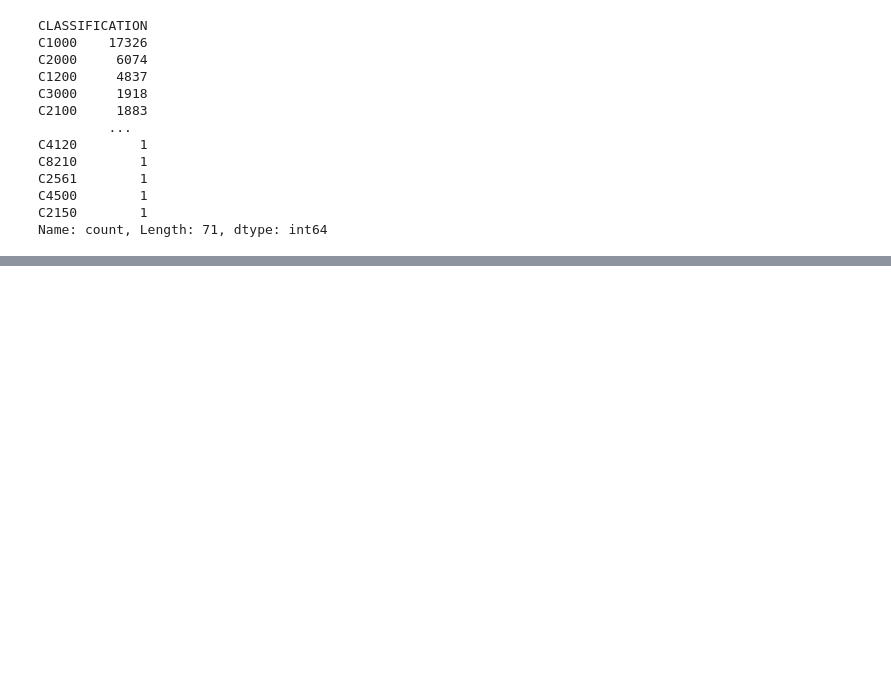
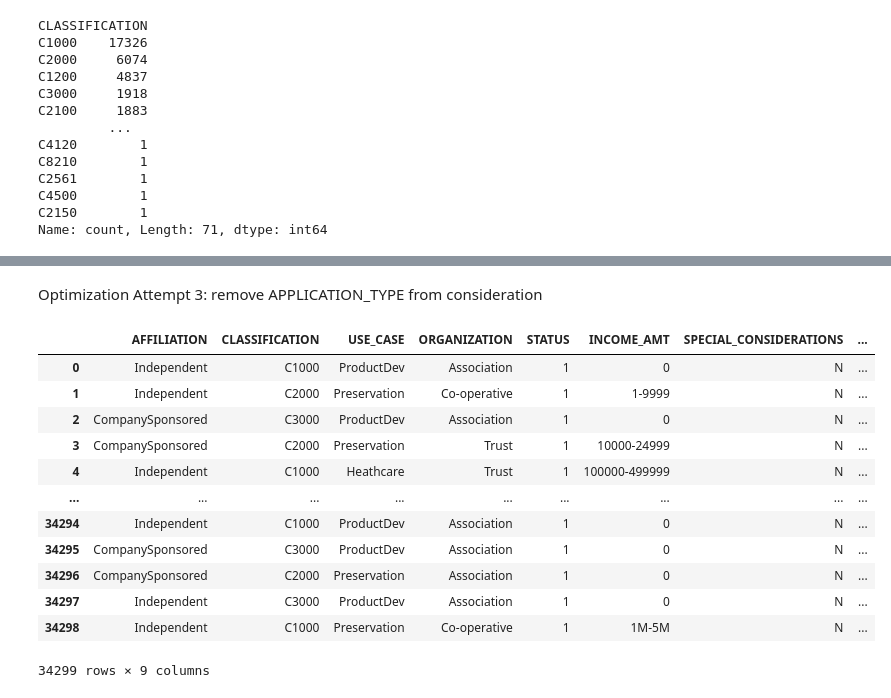
Before and after one commit to lizabethnt/deep-learning-challenge, a Jupyter notebook: AlphabetSoupCharity_Optimization.ipynb, the cells around one changed output, grey strips where cells are left out. Cells and saved outputs as stored; diff of their text form; code cells hidden in the pictures; blank space fills up the shorter version.

```diff
--- a/AlphabetSoupCharity_Optimization.ipynb
+++ b/AlphabetSoupCharity_Optimization.ipynb
@@ -46,7 +37,3 @@ application_df.head()
-# %%
-# # Drop the additional columnss, 'SPECIAL_CONSIDERATIONS' and "AFFILIATION".
-application_df = application_df.drop(['STATUS', 'INCOME_AMT'], axis=1)
-# application_df.head()
 # %%
 # Determine the number of unique values in each column.
 application_df.nunique()
@@ -87,11 +51,0 @@ Name: count, dtype: int64
-# %%
-# Choose a cutoff value and create a list of application types to be replaced...choosing a different value of 1000 for optimization, compared to initial attempt in funding_decision.ipynb
-# use the variable name `application_types_to_replace`
-# Chose cutoff value 500
-application_types_uncommon = list(app_type_counts[app_type_counts < 25].index)
-
-# Replace in dataframe
-for app in application_types_uncommon:
-    application_df['APPLICATION_TYPE'] = application_df['APPLICATION_TYPE'].replace(app,"other")
-# Check to make sure replacement was successful
-application_df['APPLICATION_TYPE'].value_counts()
@@ -161,0 +274,20 @@ Name: count, dtype: int64
+# %% [markdown]
+Optimization Attempt 3: remove APPLICATION_TYPE from consideration
+# %%
+# Attempt dropping Application_type to see if that helps optimization (attempt 3)
+application_df = application_df.drop(['APPLICATION_TYPE'], axis=1)
+application_df
+# %% [output]
+|  | AFFILIATION | CLASSIFICATION | USE_CASE | ORGANIZATION | STATUS | INCOME_AMT | SPECIAL_CONSIDERATIONS | ... |
+| 0 | Independent | C1000 | ProductDev | Association | 1 | 0 | N | ... |
+| 1 | Independent | C2000 | Preservation | Co-operative | 1 | 1-9999 | N | ... |
+| 2 | CompanySponsored | C3000 | ProductDev | Association | 1 | 0 | N | ... |
+| 3 | CompanySponsored | C2000 | Preservation | Trust | 1 | 10000-24999 | N | ... |
+| 4 | Independent | C1000 | Heathcare | Trust | 1 | 100000-499999 | N | ... |
+| ... | ... | ... | ... | ... | ... | ... | ... | ... |
+| 34294 | Independent | C1000 | ProductDev | Association | 1 | 0 | N | ... |
+| 34295 | CompanySponsored | C3000 | ProductDev | Association | 1 | 0 | N | ... |
+| 34296 | CompanySponsored | C2000 | Preservation | Association | 1 | 0 | N | ... |
+| 34297 | Independent | C3000 | ProductDev | Association | 1 | 0 | N | ... |
+| 34298 | Independent | C1000 | Preservation | Co-operative | 1 | 1M-5M | N | ... |
+34299 rows × 9 columns
```
Also changed, not shown: parts of 29 cells of this notebook, 5 other files.
